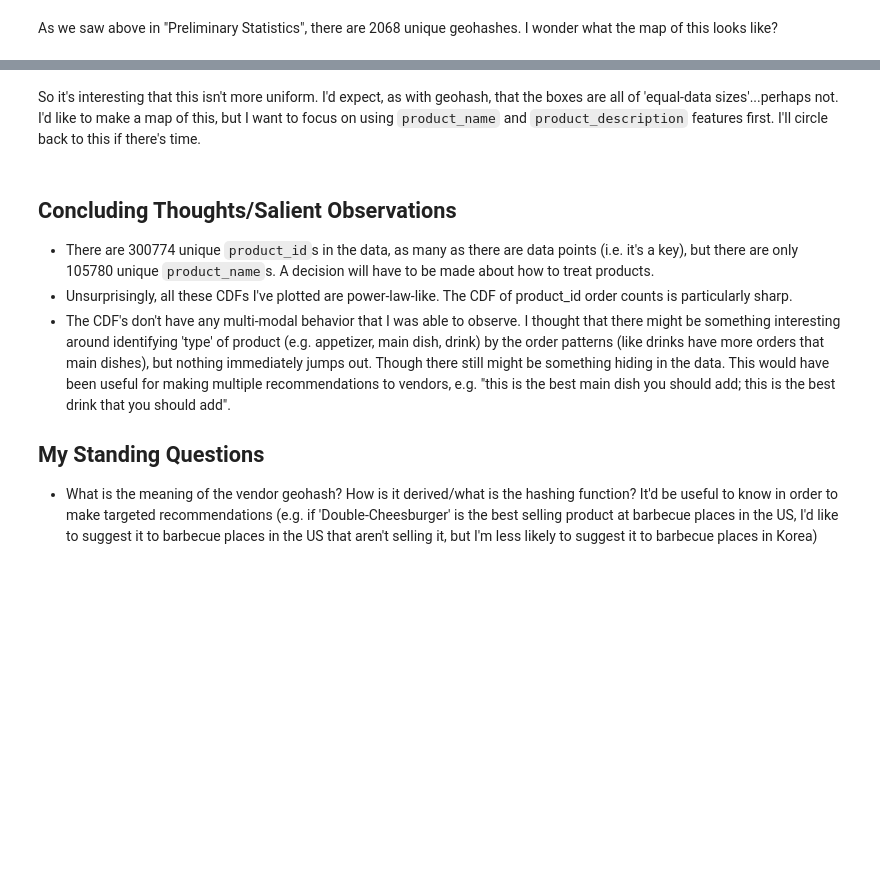
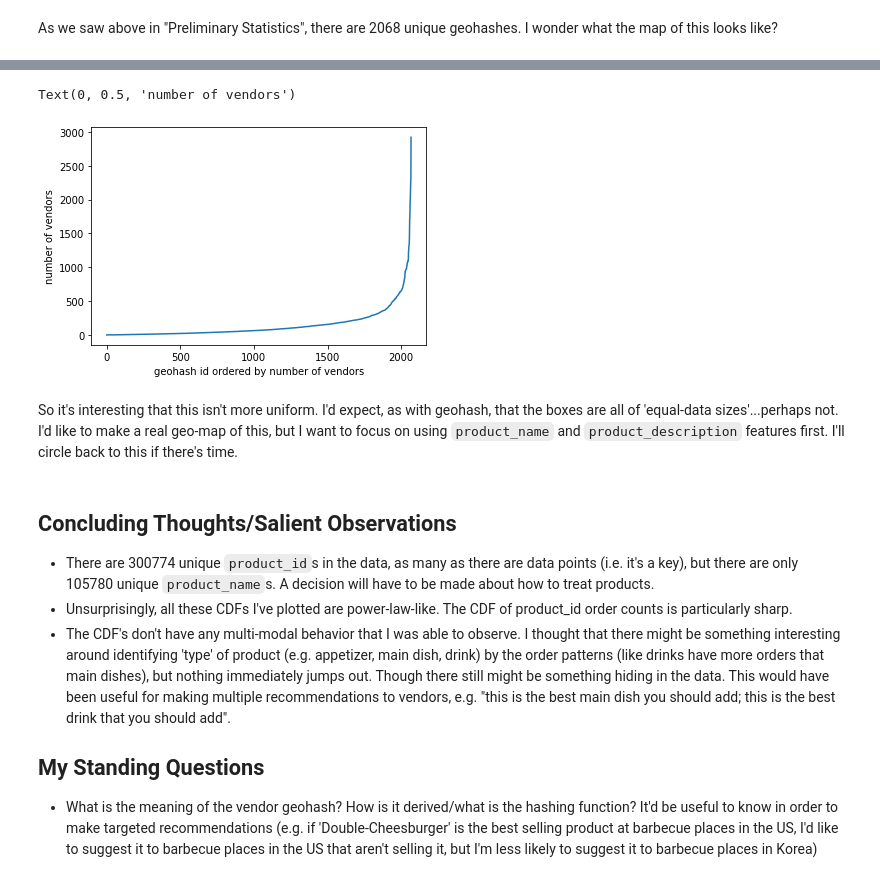
Before and after one commit to bfeif/DH-BF, a Jupyter notebook: Challenge.ipynb, the cells around one changed output, grey strips where cells are left out. Drawn from its saved outputs; the diff is of its cells as text; code cells hidden in the pictures; blank space fills up the shorter version.

```diff
--- a/Challenge.ipynb
+++ b/Challenge.ipynb
@@ -16,3 +15,6 @@ df = pd.read_parquet('data/products.gz', engine='pyarrow')
+# %%
+url = "https://dh-data-chef-hiring-test.s3.eu-central-1.amazonaws.com/products.gz"
+df = pd.read_parquet(url, engine='pyarrow')
 # %% [markdown]
 # Cleaning the Data (20 minutes)
 # %% [markdown]
@@ -236,5 +232,12 @@ for i in df['vendor_geohash'].value_counts().sort_values().items():
+# %%
+plt.plot(df['vendor_geohash'].value_counts().sort_values().values)
+plt.xlabel('geohash id ordered by number of vendors')
+plt.ylabel('number of vendors')
+# %% [output]
+Text(0, 0.5, 'number of vendors')
+[figure, added]
 # %% [markdown]
-So it's interesting that this isn't more uniform. I'd expect, as with geohash, that the boxes are all of 'equal-data sizes'...perhaps not. I'd like to make a map of this, but I want to focus on using `product_name` and `product_description` features first. I'll circle back to this if there's time.
+So it's interesting that this isn't more uniform. I'd expect, as with geohash, that the boxes are all of 'equal-data sizes'...perhaps not. I'd like to make a real geo-map of this, but I want to focus on using `product_name` and `product_description` features first. I'll circle back to this if there's time.
 # %% [markdown]
 ## Concluding Thoughts/Salient Observations
 - There are 300774 unique `product_id`s in the data, as many as there are data points (i.e. it's a key), but there are only 105780 unique `product_name`s. A decision will have to be made about how to treat products.
```
Also changed, not shown: parts of 13 cells of this notebook.
